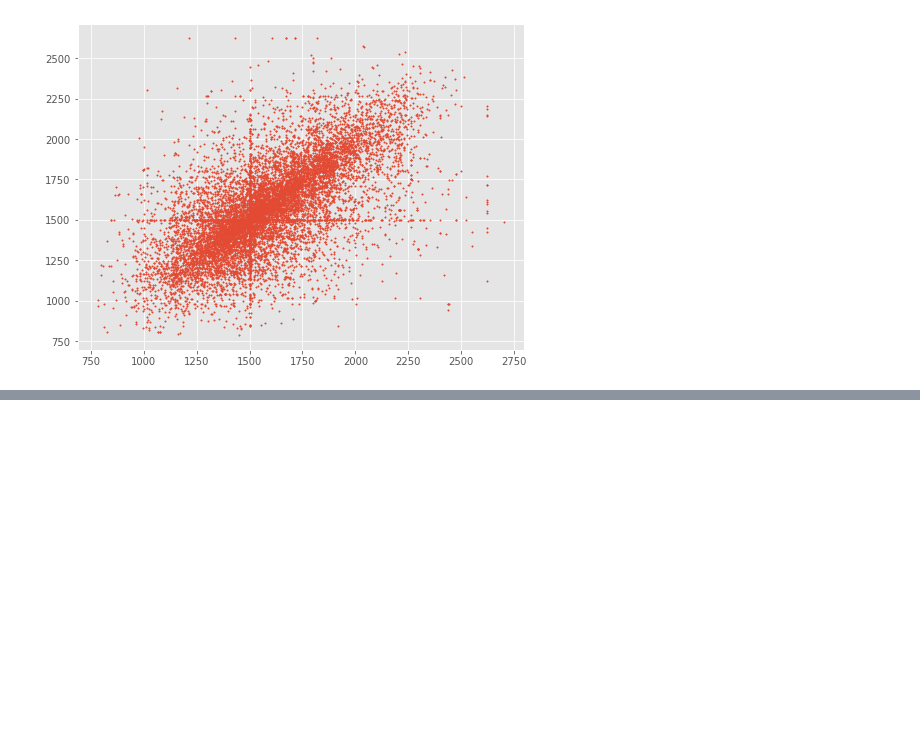
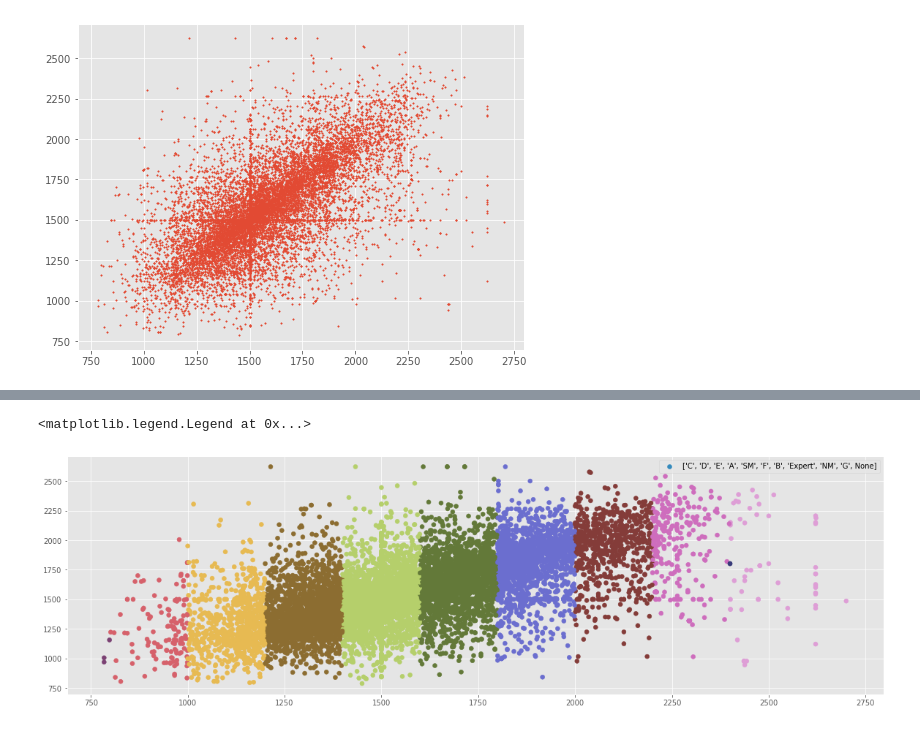
Before and after one commit to rmesrobi/Chess-Openings-EDA, a Jupyter notebook: chess_EDA.ipynb, the cells around one changed output, grey strips where cells are left out. Cells and saved outputs as stored; diff of their text form; code cells hidden in the pictures; blank space fills up the shorter version.

```diff
--- a/chess_EDA.ipynb
+++ b/chess_EDA.ipynb
@@ -773,0 +755,3 @@ ax.set_ylabel('black rating')
+# %%
+e4['same_class'] = e4['white_rating_cat'] == e4['black_rating_cat']
+e4
@@ -773,0 +789,7 @@ ax.set_ylabel('black rating')
+# %%
+fig, ax = plt.subplots(1,1, figsize = (20,6))
+ax.scatter(e4.white_rating, e4.black_rating, c = pd.Categorical(e4.white_rating_cat).codes, cmap = 'tab20b', label = [i for i in e4.white_rating_cat.unique()])
+ax.legend()
+# %% [output]
+<matplotlib.legend.Legend at 0x...>
+[figure, added]
```
Also changed, not shown: parts of 14 cells of this notebook, 1 other file.
